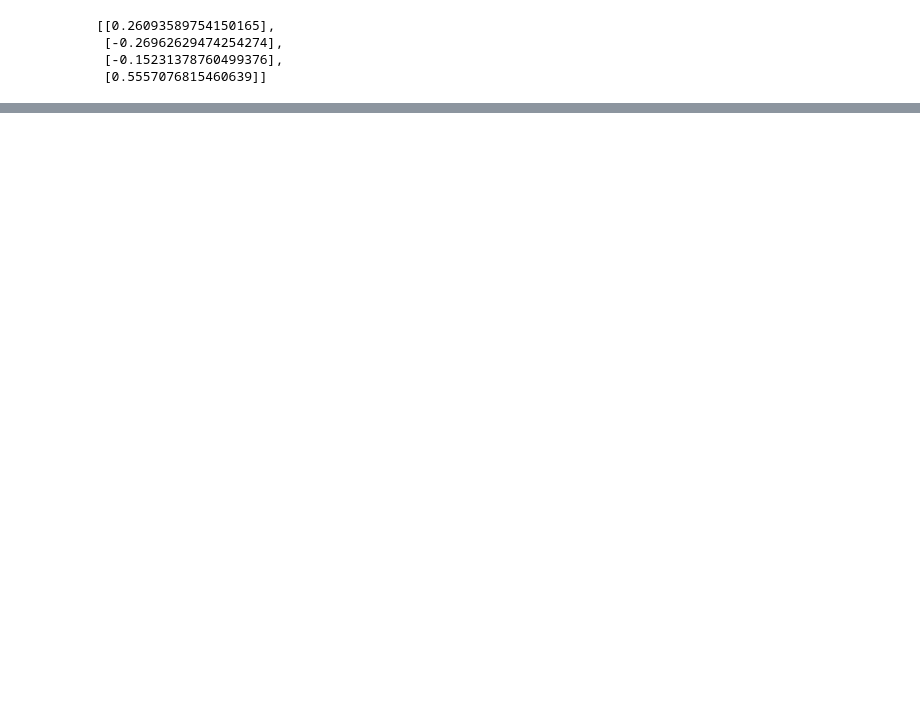
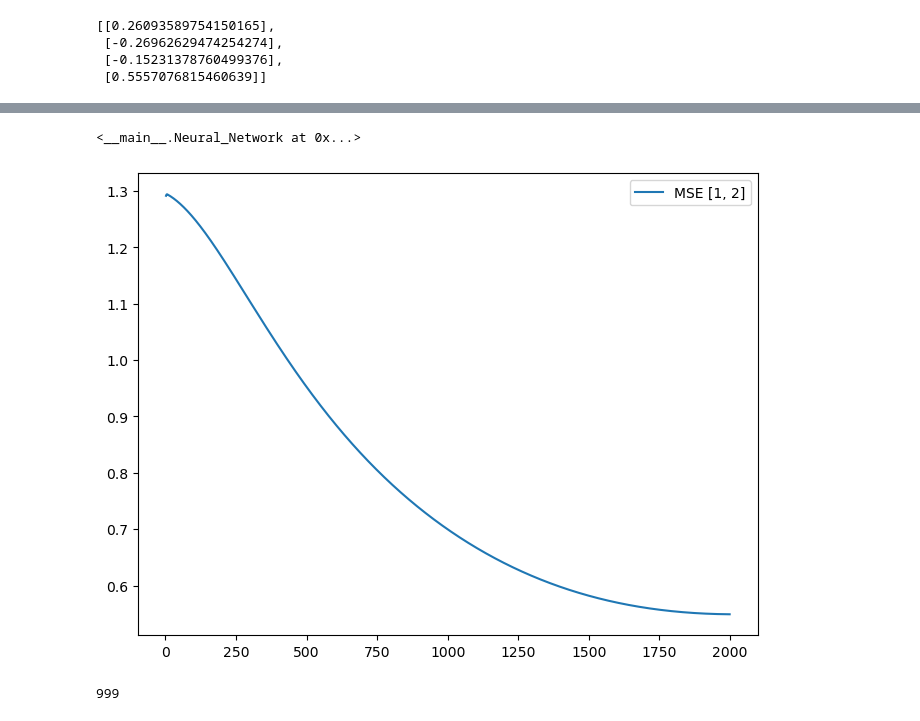
Before and after one commit to catauggie/PurePython, a Jupyter notebook: Многослойный перцептрон на чистом Python.ipynb, the cells around one changed output, grey strips where cells are left out. Cells and saved outputs as stored; diff of their text form; code cells hidden in the pictures; blank space fills up the shorter version.

```diff
--- a/Многослойный перцептрон на чистом Python.ipynb
+++ b/Многослойный перцептрон на чистом Python.ipynb
@@ -746,0 +924,25 @@ plt.show()
+# %%
+Neural_Network()
+# %% [output]
+<__main__.Neural_Network at 0x...>
+# %%
+X = [[12, 5, -4], [3, 3, -2], [5, 0, 1], [17, -10, 4]]
+Y = [[1], [4], [5], [-2]]
+n_hidden = [1,2]
+epochs = 2000
+eta = 0.01
+# %%
+NN1 = Neural_Network.calculus(X, Y, n_hidden, epochs, eta)
+# %%
+loss_list = []
+for loss in range(epochs):
+    loss_epoch = 0.5*sum([(NN1[3][loss][i][0])**2 for i in range(len(NN1[3][loss]))])
+    loss_list.append(loss_epoch)
+# %%
+import matplotlib.pyplot as plt
+plt.figure(figsize=(8,6))
+plt.plot(range(2, len(loss_list)), loss_list[2:len(loss_list)], label=f'MSE {n_hidden}')
+plt.legend()
+plt.show()
+# %% [output]
+[figure, added]
@@ -746,0 +966,4 @@ plt.show()
+# %%
+len(loss_new_MSE[2:len(loss_new_MSE)])
+# %% [output]
+999
```
Also changed, not shown: parts of 94 cells of this notebook.
